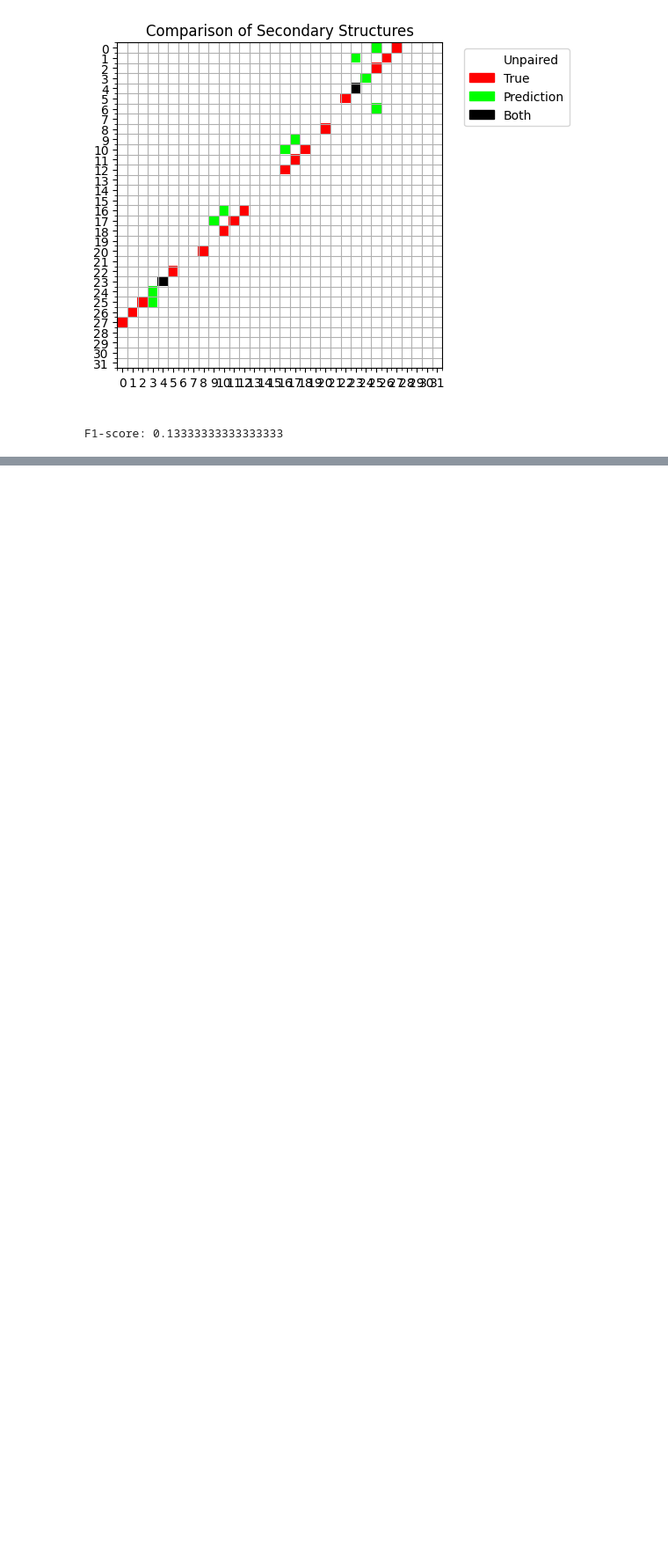
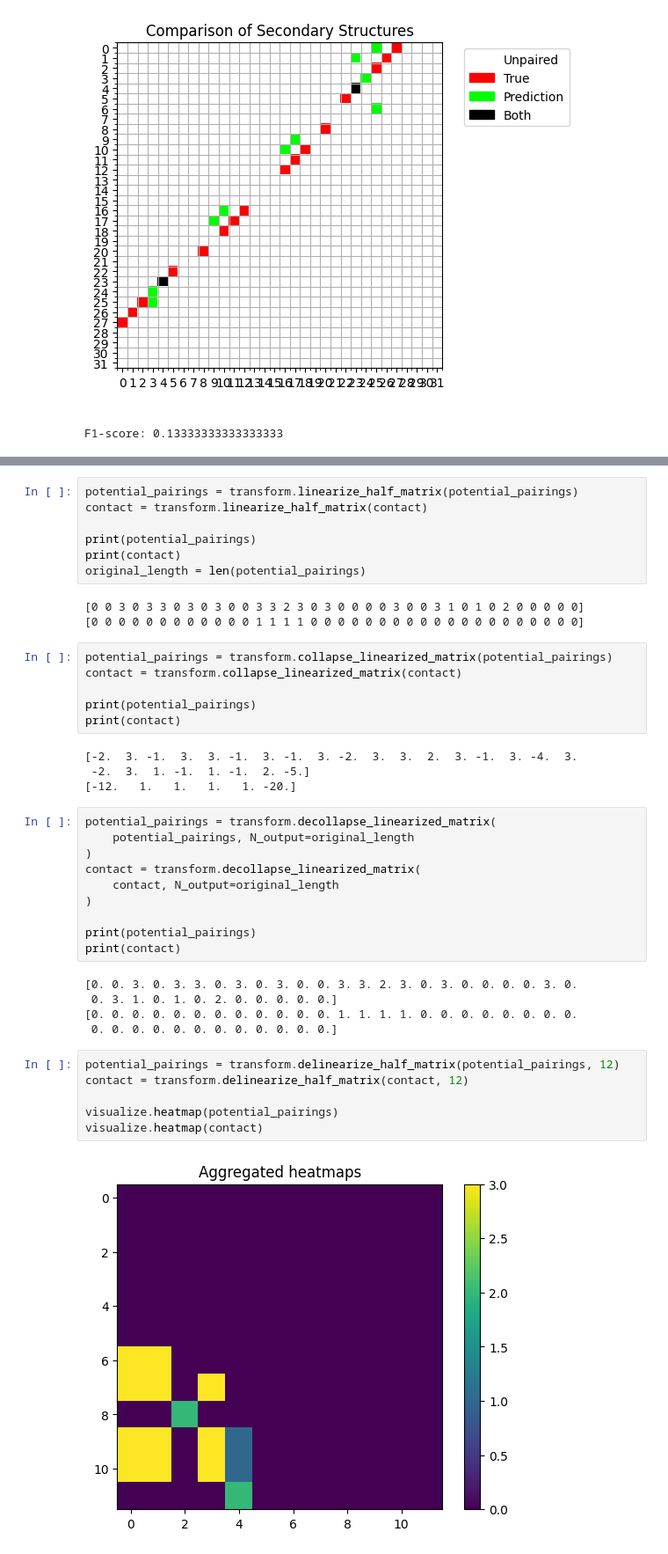
Before and after one commit to Vincent-Therrien/diurnal, a Jupyter notebook: demo/synthetic_pipeline.ipynb, the cells around one changed output, grey strips where cells are left out. Shown at 88% size. Saved outputs shown, nothing was run; the diff lists cells and outputs as text; blank space fills up the shorter version.

```diff
--- a/demo/synthetic_pipeline.ipynb
+++ b/demo/synthetic_pipeline.ipynb
@@ -400,0 +339,43 @@ array([1., 2., 3.])
+# %%
+potential_pairings = transform.linearize_half_matrix(potential_pairings)
+contact = transform.linearize_half_matrix(contact)
+
+print(potential_pairings)
+print(contact)
+original_length = len(potential_pairings)
+# %% [output]
+[0 0 3 0 3 3 0 3 0 3 0 0 3 3 2 3 0 3 0 0 0 0 3 0 0 3 1 0 1 0 2 0 0 0 0 0]
+[0 0 0 0 0 0 0 0 0 0 0 0 1 1 1 1 0 0 0 0 0 0 0 0 0 0 0 0 0 0 0 0 0 0 0 0]
+# %%
+potential_pairings = transform.collapse_linearized_matrix(potential_pairings)
+contact = transform.collapse_linearized_matrix(contact)
+
+print(potential_pairings)
+print(contact)
+# %% [output]
+[-2.  3. -1.  3.  3. -1.  3. -1.  3. -2.  3.  3.  2.  3. -1.  3. -4.  3.
+ -2.  3.  1. -1.  1. -1.  2. -5.]
+[-12.   1.   1.   1.   1. -20.]
+# %%
+potential_pairings = transform.decollapse_linearized_matrix(
+    potential_pairings, N_output=original_length
+)
+contact = transform.decollapse_linearized_matrix(
+    contact, N_output=original_length
+)
+
+print(potential_pairings)
+print(contact)
+# %% [output]
+[0. 0. 3. 0. 3. 3. 0. 3. 0. 3. 0. 0. 3. 3. 2. 3. 0. 3. 0. 0. 0. 0. 3. 0.
+ 0. 3. 1. 0. 1. 0. 2. 0. 0. 0. 0. 0.]
+[0. 0. 0. 0. 0. 0. 0. 0. 0. 0. 0. 0. 1. 1. 1. 1. 0. 0. 0. 0. 0. 0. 0. 0.
+ 0. 0. 0. 0. 0. 0. 0. 0. 0. 0. 0. 0.]
+# %%
+potential_pairings = transform.delinearize_half_matrix(potential_pairings, 12)
+contact = transform.delinearize_half_matrix(contact, 12)
+
+visualize.heatmap(potential_pairings)
+visualize.heatmap(contact)
+# %% [output]
+[figure, added]
```
Also changed, not shown: parts of 8 cells of this notebook, 3 other files.
